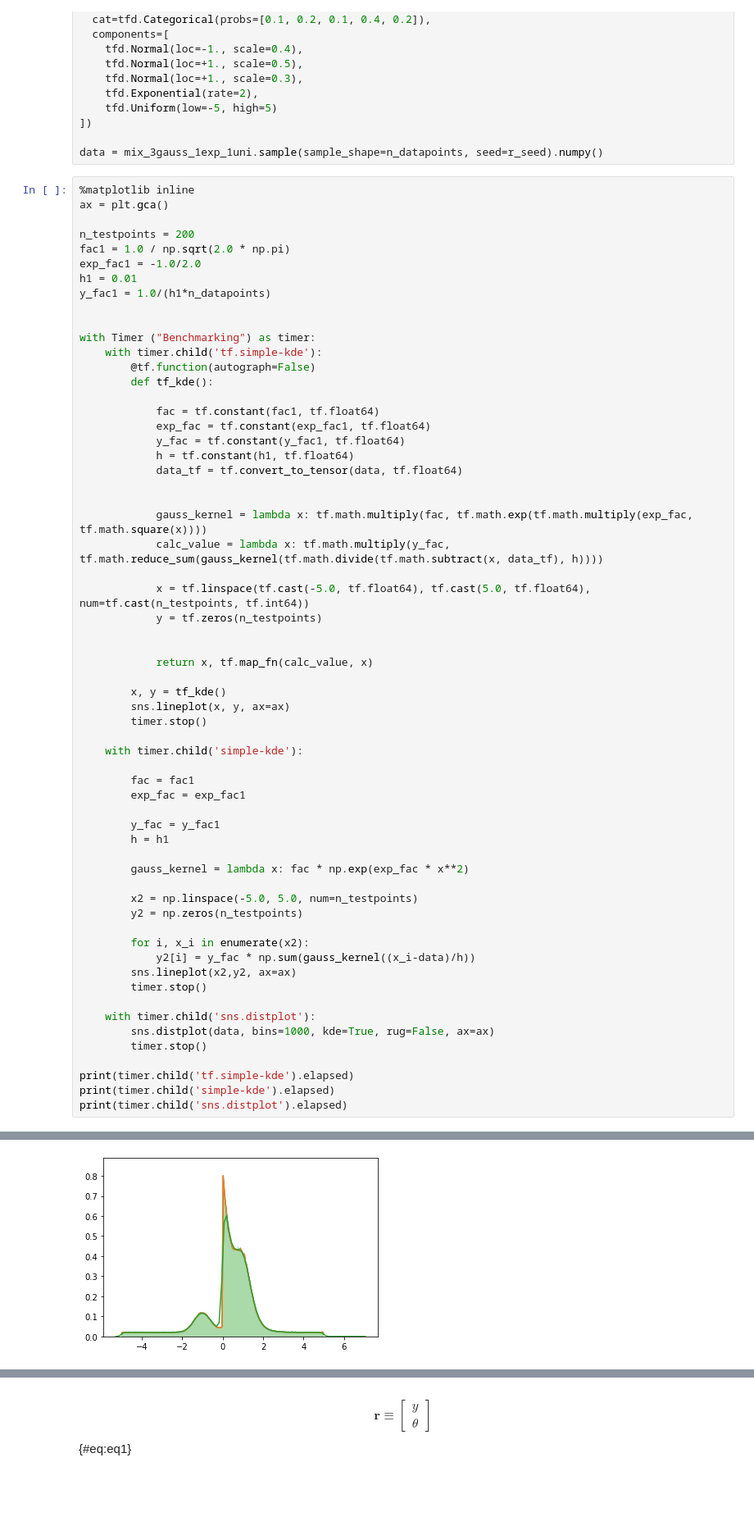
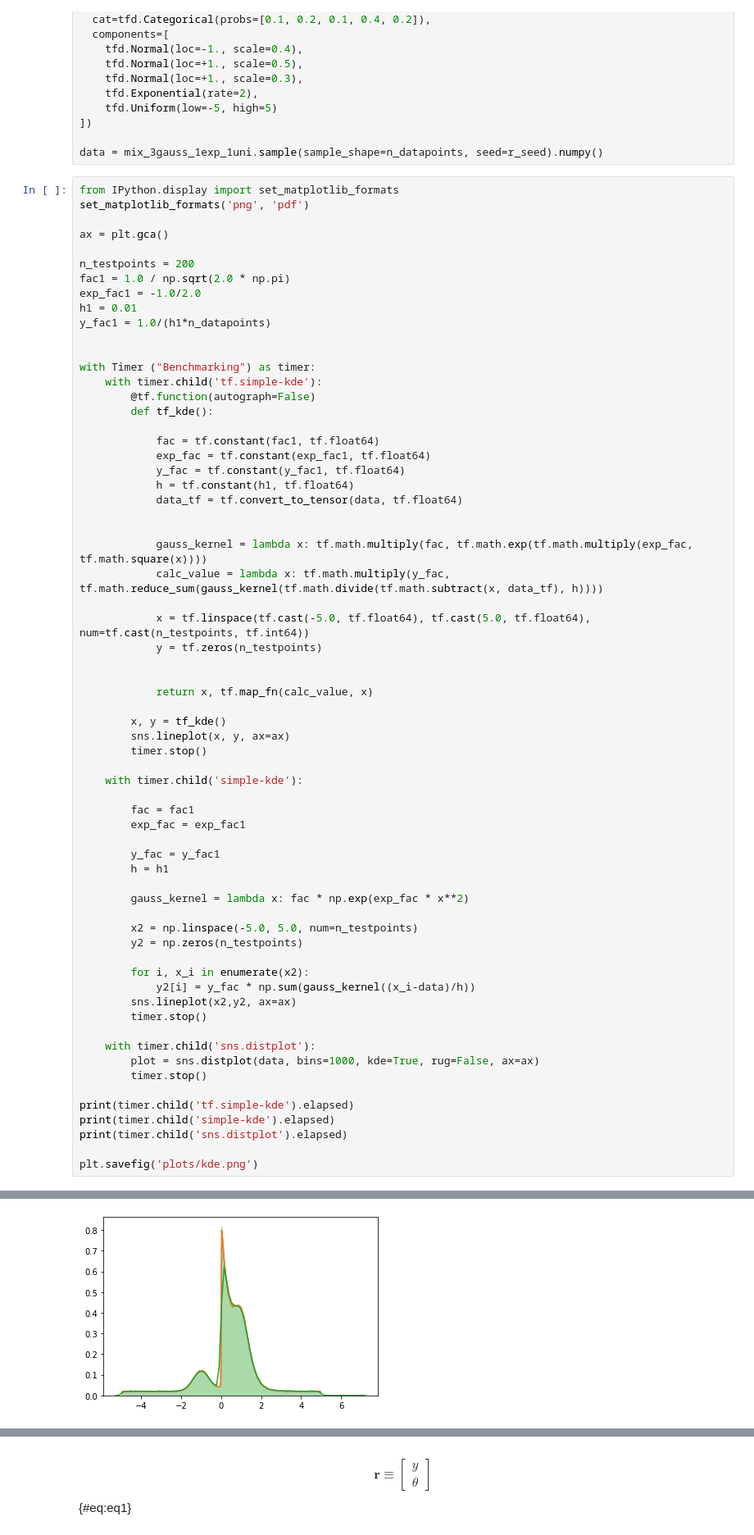
Before and after one commit to AstroViking/ba-thesis, a Jupyter notebook: thesis.ipynb, the cells around one changed output, grey strips where cells are left out. Shown: that part at 82% size. Saved outputs shown, nothing was run; the diff lists cells and outputs as text; blank space fills up the shorter version.

```diff
--- a/thesis.ipynb
+++ b/thesis.ipynb
@@ -62,7 +69,9 @@ mix_3gauss_1exp_1uni = tfd.Mixture(
 
 data = mix_3gauss_1exp_1uni.sample(sample_shape=n_datapoints, seed=r_seed).numpy()
 # %%
-%matplotlib inline
+from IPython.display import set_matplotlib_formats
+set_matplotlib_formats('png', 'pdf')
+
 ax = plt.gca()
 
 n_testpoints = 200
@@ -116,10 +125,12 @@ with Timer ("Benchmarking") as timer:
         timer.stop()
 
     with timer.child('sns.distplot'):
-        sns.distplot(data, bins=1000, kde=True, rug=False, ax=ax)
+        plot = sns.distplot(data, bins=1000, kde=True, rug=False, ax=ax)
         timer.stop()
 
 print(timer.child('tf.simple-kde').elapsed)
 print(timer.child('simple-kde').elapsed)
 print(timer.child('sns.distplot').elapsed)
+
+plt.savefig('plots/kde.png')
 # %% [output]
@@ -129 +140 @@ print(timer.child('sns.distplot').elapsed)
-[figure, old version]
+[figure, new version]
```
Also changed, not shown: parts of 6 cells of this notebook, 2 other files.
